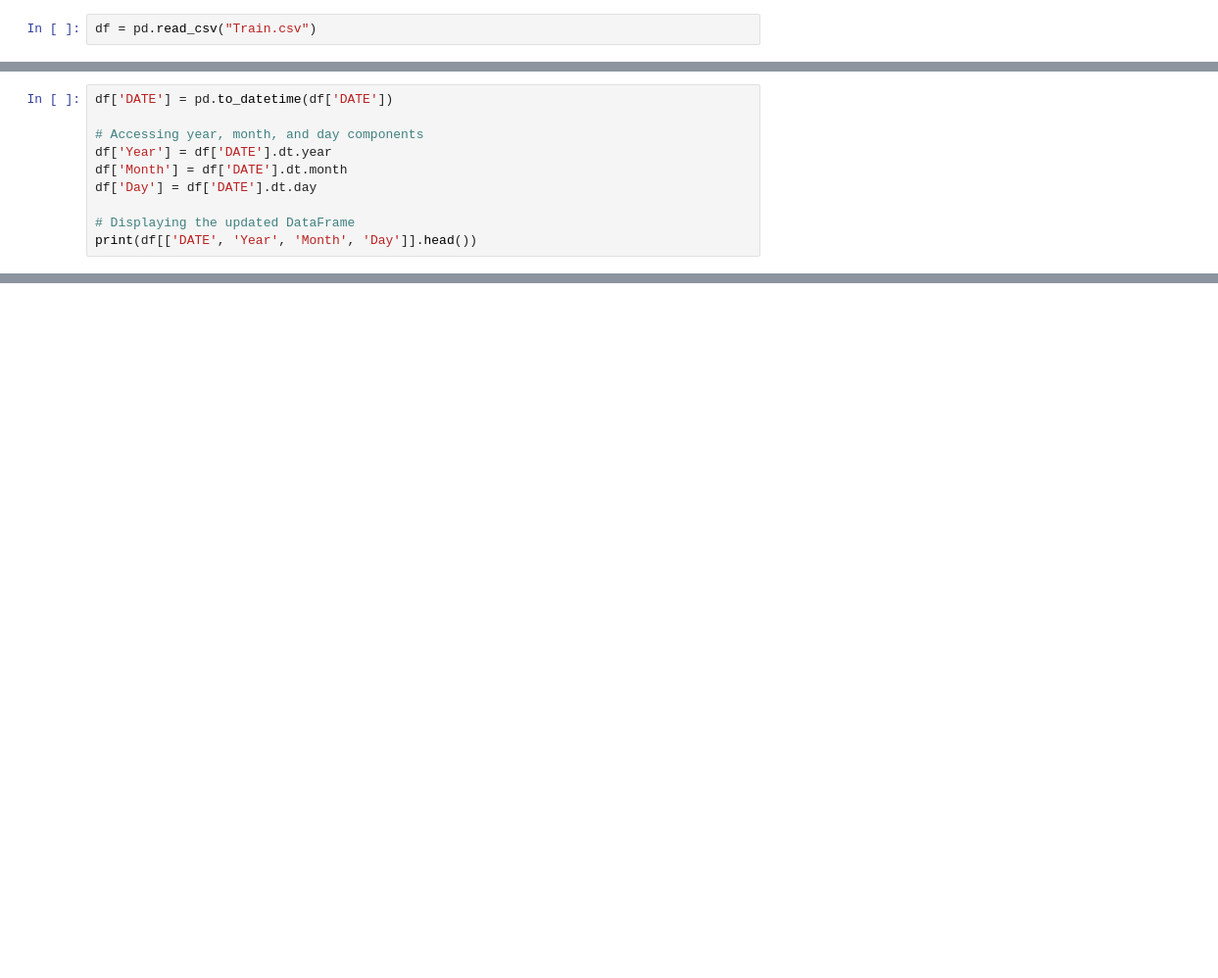
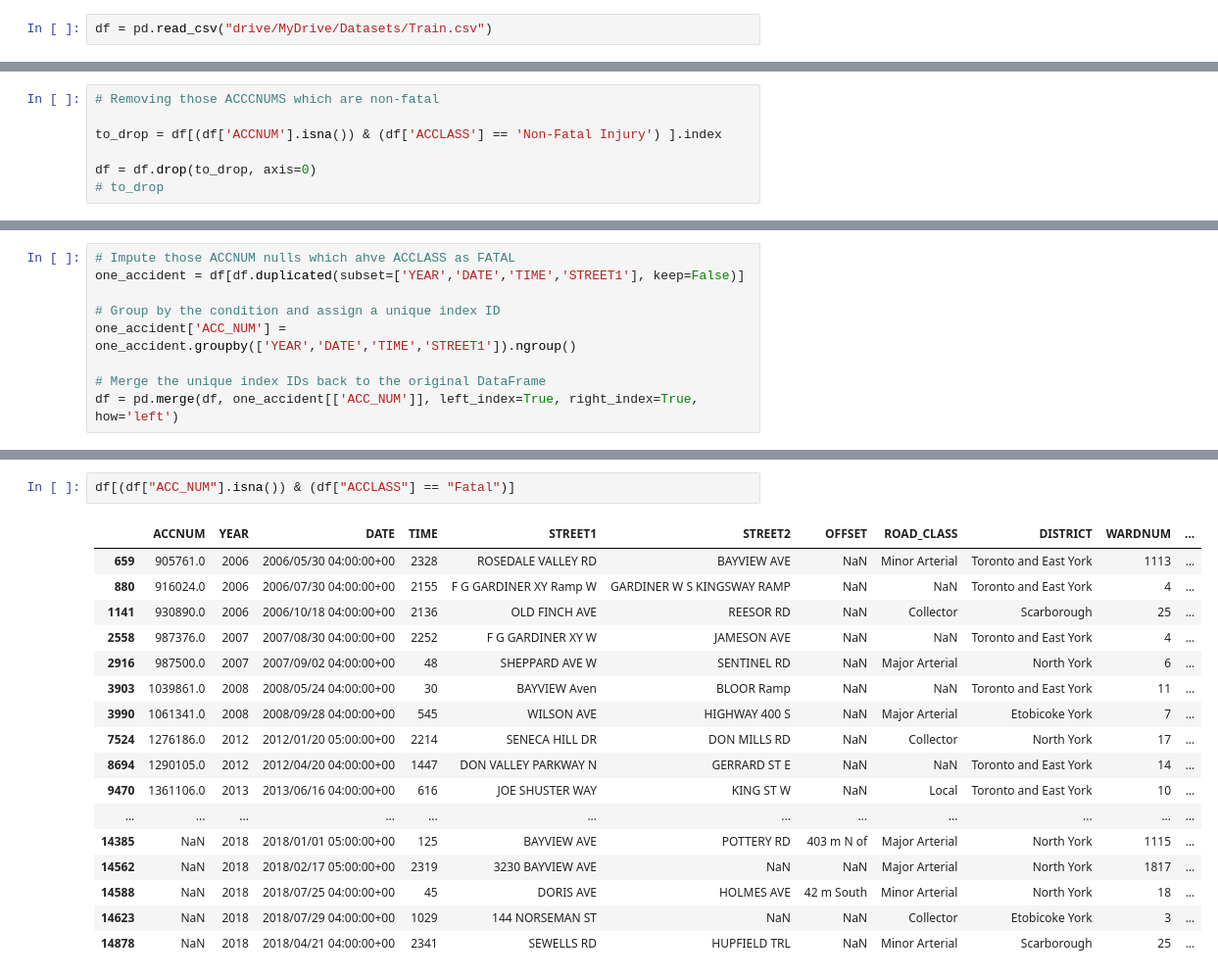
Before and after one commit to Raaj-4320/Accident-analysis, a Jupyter notebook: Accident_analysis.ipynb, the cells around one changed output, grey strips where cells are left out. Shown: that part at 98% size. Cells and saved outputs as stored; diff of their text form; blank space fills up the shorter version.

```diff
--- a/Accident_analysis.ipynb
+++ b/Accident_analysis.ipynb
@@ -5,2 +21,2 @@ import matplotlib.pyplot as plt
 # %%
-df = pd.read_csv("Train.csv")
+df = pd.read_csv("drive/MyDrive/Datasets/Train.csv")
@@ -362,10 +58,0 @@ print(combined_df)
-# %%
-df['DATE'] = pd.to_datetime(df['DATE'])
-
-# Accessing year, month, and day components
-df['Year'] = df['DATE'].dt.year
-df['Month'] = df['DATE'].dt.month
-df['Day'] = df['DATE'].dt.day
-
-# Displaying the updated DataFrame
-print(df[['DATE', 'Year', 'Month', 'Day']].head())
@@ -583,0 +67,7 @@ dtype: int64
+# %%
+# Removing those ACCCNUMS which are non-fatal
+
+to_drop = df[(df['ACCNUM'].isna()) & (df['ACCLASS'] == 'Non-Fatal Injury') ].index
+
+df = df.drop(to_drop, axis=0)
+# to_drop
@@ -583,0 +86,9 @@ dtype: int64
+# %%
+# Impute those ACCNUM nulls which ahve ACCLASS as FATAL
+one_accident = df[df.duplicated(subset=['YEAR','DATE','TIME','STREET1'], keep=False)]
+
+# Group by the condition and assign a unique index ID
+one_accident['ACC_NUM'] = one_accident.groupby(['YEAR','DATE','TIME','STREET1']).ngroup()
+
+# Merge the unique index IDs back to the original DataFrame
+df = pd.merge(df, one_accident[['ACC_NUM']], left_index=True, right_index=True, how='left')
@@ -583,0 +110,20 @@ dtype: int64
+# %%
+df[(df["ACC_NUM"].isna()) & (df["ACCLASS"] == "Fatal")]
+# %% [output]
+|  | ACCNUM | YEAR | DATE | TIME | STREET1 | STREET2 | OFFSET | ROAD_CLASS | DISTRICT | WARDNUM | ... |
+| 659 | 905761.0 | 2006 | 2006/05/30 04:00:00+00 | 2328 | ROSEDALE VALLEY RD | BAYVIEW AVE | NaN | Minor Arterial | Toronto and East York | 1113 | ... |
+| 880 | 916024.0 | 2006 | 2006/07/30 04:00:00+00 | 2155 | F G GARDINER XY Ramp W | GARDINER W S KINGSWAY RAMP | NaN | NaN | Toronto and East York | 4 | ... |
+| 1141 | 930890.0 | 2006 | 2006/10/18 04:00:00+00 | 2136 | OLD FINCH AVE | REESOR RD | NaN | Collector | Scarborough | 25 | ... |
+| 2558 | 987376.0 | 2007 | 2007/08/30 04:00:00+00 | 2252 | F G GARDINER XY W | JAMESON AVE | NaN | NaN | Toronto and East York | 4 | ... |
+| 2916 | 987500.0 | 2007 | 2007/09/02 04:00:00+00 | 48 | SHEPPARD AVE W | SENTINEL RD | NaN | Major Arterial | North York | 6 | ... |
+| 3903 | 1039861.0 | 2008 | 2008/05/24 04:00:00+00 | 30 | BAYVIEW Aven | BLOOR Ramp | NaN | NaN | Toronto and East York | 11 | ... |
+| 3990 | 1061341.0 | 2008 | 2008/09/28 04:00:00+00 | 545 | WILSON AVE | HIGHWAY 400 S | NaN | Major Arterial | Etobicoke York | 7 | ... |
+| 7524 | 1276186.0 | 2012 | 2012/01/20 05:00:00+00 | 2214 | SENECA HILL DR | DON MILLS RD | NaN | Collector | North York | 17 | ... |
+| 8694 | 1290105.0 | 2012 | 2012/04/20 04:00:00+00 | 1447 | DON VALLEY PARKWAY N | GERRARD ST E | NaN | NaN | Toronto and East York | 14 | ... |
+| 9470 | 1361106.0 | 2013 | 2013/06/16 04:00:00+00 | 616 | JOE SHUSTER WAY | KING ST W | NaN | Local | Toronto and East York | 10 | ... |
+| ... | ... | ... | ... | ... | ... | ... | ... | ... | ... | ... | ... |
+| 14385 | NaN | 2018 | 2018/01/01 05:00:00+00 | 125 | BAYVIEW AVE | POTTERY RD | 403 m N of | Major Arterial | North York | 1115 | ... |
+| 14562 | NaN | 2018 | 2018/02/17 05:00:00+00 | 2319 | 3230 BAYVIEW AVE | NaN | NaN | Major Arterial | North York | 1817 | ... |
+| 14588 | NaN | 2018 | 2018/07/25 04:00:00+00 | 45 | DORIS AVE | HOLMES AVE | 42 m South | Minor Arterial | North York | 18 | ... |
+| 14623 | NaN | 2018 | 2018/07/29 04:00:00+00 | 1029 | 144 NORSEMAN ST | NaN | NaN | Collector | Etobicoke York | 3 | ... |
+| 14878 | NaN | 2018 | 2018/04/21 04:00:00+00 | 2341 | SEWELLS RD | HUPFIELD TRL | NaN | Minor Arterial | Scarborough | 25 | ... |
```
Also changed, not shown: parts of 113 cells of this notebook.
